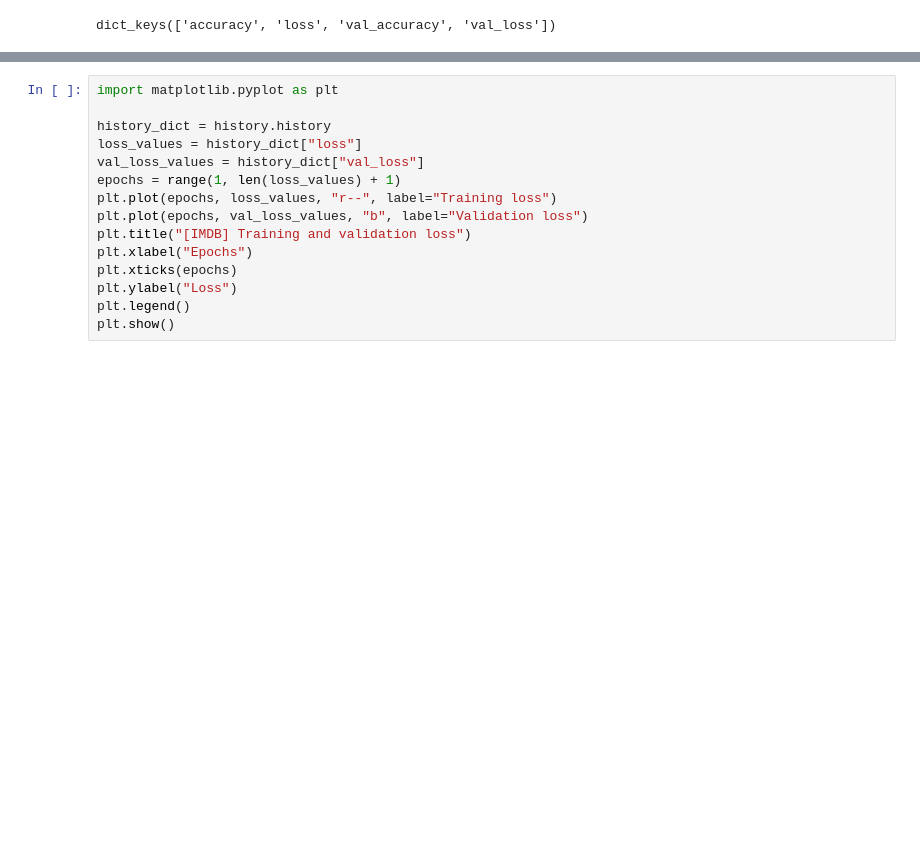
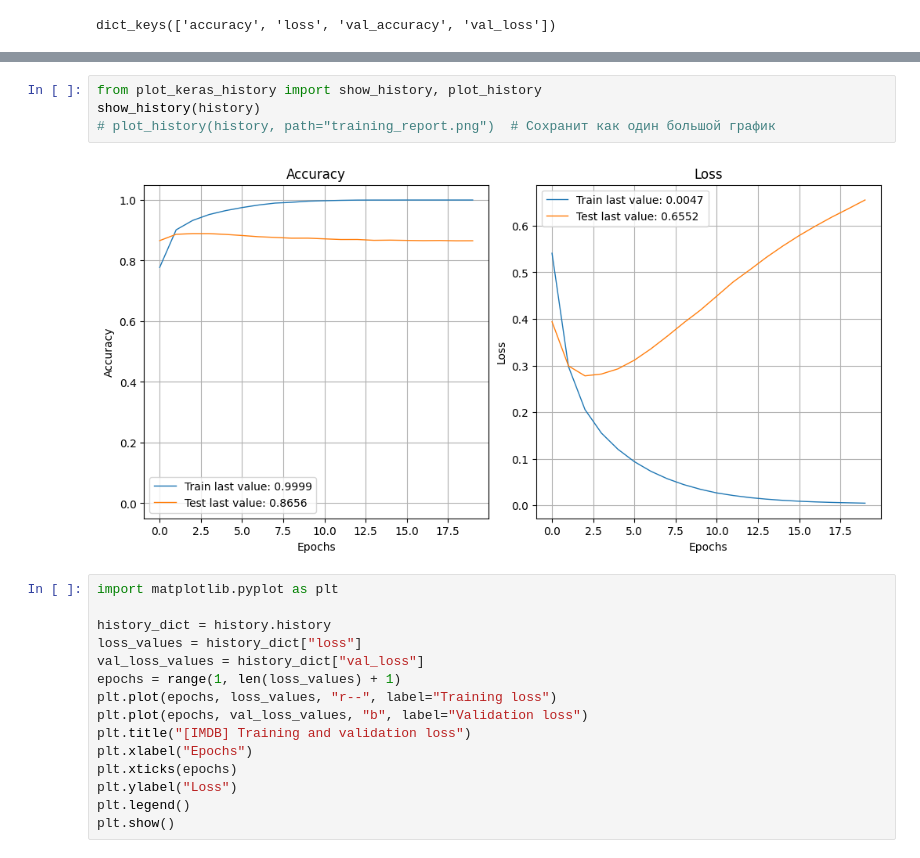
Before and after one commit to MinyaevAndrey/fchollet-deep-learning-with-python-notebooks, a Jupyter notebook: chapter04_classification-and-regression.ipynb, the cells around one changed output, grey strips where cells are left out. Drawn from its saved outputs; the diff is of its cells as text; blank space fills up the shorter version.

```diff
--- a/chapter04_classification-and-regression.ipynb
+++ b/chapter04_classification-and-regression.ipynb
@@ -405,3 +344,9 @@ dict_keys(['accuracy', 'loss', 'val_accuracy', 'val_loss'])
+# %%
+from plot_keras_history import show_history, plot_history
+show_history(history)
+# plot_history(history, path="training_report.png")  # Сохранит как один большой график
+# %% [output]
+[figure, added]
 # %%
 import matplotlib.pyplot as plt
 
```
Also changed, not shown: parts of 6 cells of this notebook.
